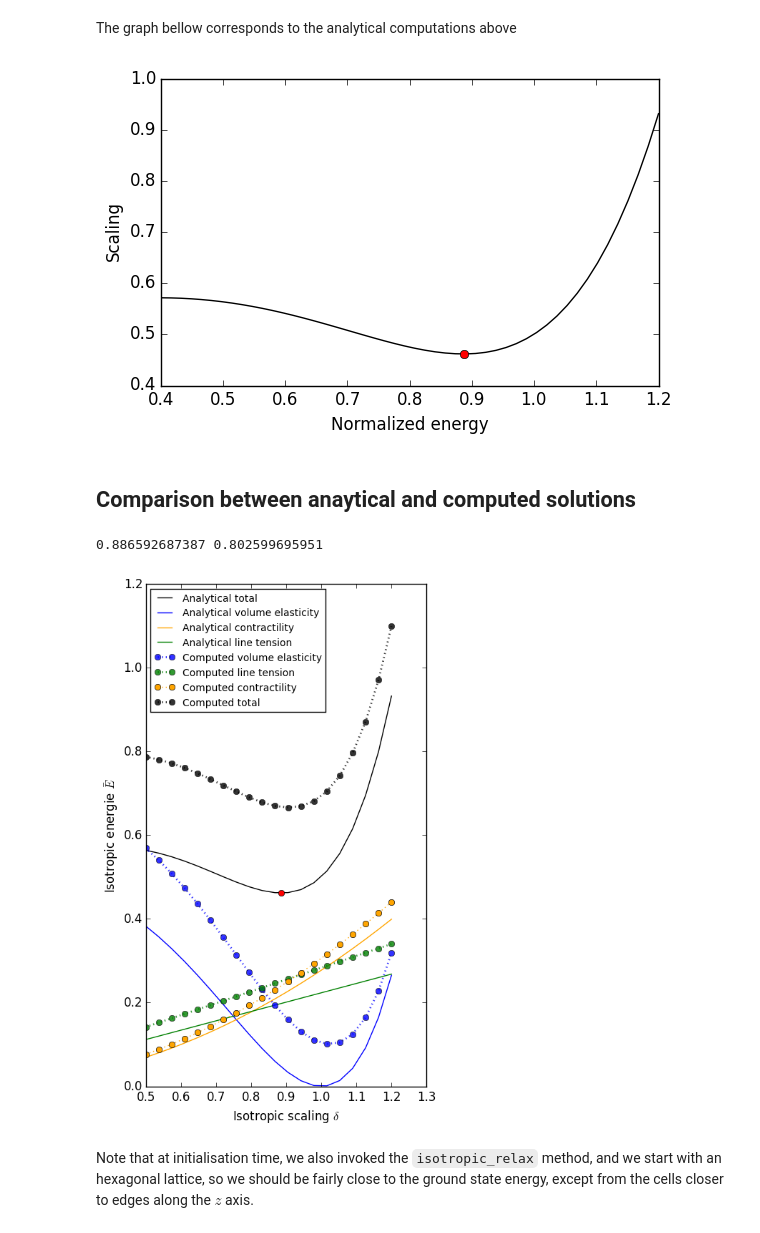
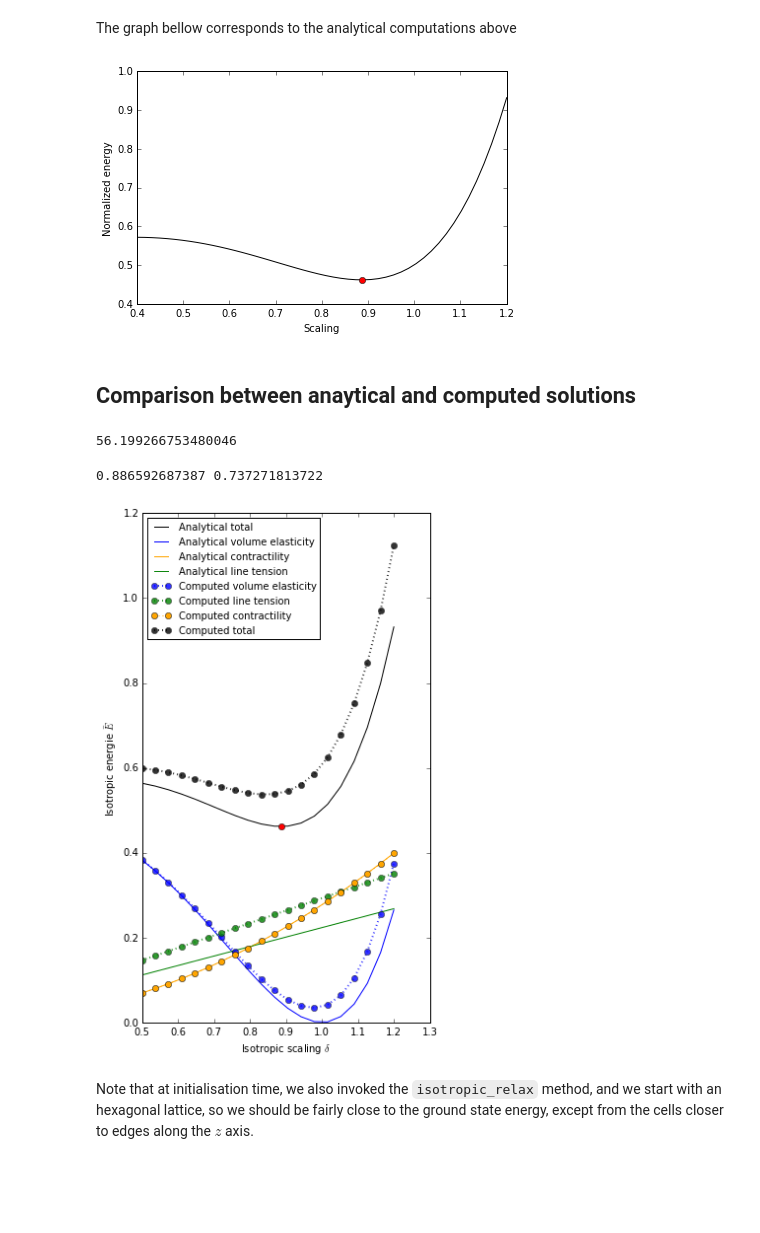
Before and after one commit to glyg/leg-joint, a Jupyter notebook: notebooks/2 - Energy minimisation.ipynb, the cells around one changed output. Saved outputs shown, nothing was run; the diff lists cells and outputs as text; code cells hidden in the pictures; blank space fills up the shorter version.

```diff
--- a/notebooks/2 - Energy minimisation.ipynb
+++ b/notebooks/2 - Energy minimisation.ipynb
@@ -409,7 +420,0 @@ ipdb> c
-# %%
-num_sides = eptm.tix_aij.get_level_values('cell').value_counts()
-eptm.udf_cell['num_sides'] = num_sides.loc[eptm.uix_a]
-# %%
-import pandas as pd
-
-eptm.vertex_df['test'] = pd.Series(dtype=np.bool)
@@ -502,8 +437,0 @@ PropertyArray([  3.,  nan,  nan,   3.,  nan,  nan,   3.,  nan,  nan,   3.,  nan,
-# %%
-eptm.graph.set_edge_filter(eptm.is_junction_edge, inverted=True)
-n_out = eptm.graph.degree_property_map('out')
-eptm.graph.set_edge_filter(None)
-for cell in eptm.cells:
-    if n_out[cell] != eptm.num_sides[cell]:
-        eptm.is_alive[cell] = 0
-        eptm.is_cell_vert[cell] = 0
@@ -594,6 +437,0 @@ Length: 56, dtype: int64
-# %%
-eptm.vertex_df.is_alive = 1
-idx = (eptm.vertex_df.num_sides == 3)
-
-eptm.vertex_df.loc[idx, 'is_alive'] = 0
-eptm.update_pmaps()
@@ -642,12 +478,16 @@ deltas = np.linspace(0.4, 1.2)
 ax.plot(deltas, eptm.isotropic_energy(deltas), 'k-',
         label='Analytical total')
 ax.plot(eptm.delta_o, eptm.isotropic_energy(eptm.delta_o), 'ro')
-ax.set_xlabel('Normalized energy')
-ax.set_ylabel('Scaling');
+ax.set_ylabel('Normalized energy')
+ax.set_xlabel('Scaling');
 # %% [output]
-[figure, old version]
+[figure, new version]
 # %% [markdown]
 ## Comparison between anaytical and computed solutions
+# %%
+eptm.calc_energy(full_output=False) / eptm.norm_factor
+# %% [output]
+56.199266753480046
 # %%
 deltas = np.linspace(0.5, 1.2, 20)
 fig, ax = plt.subplots(figsize=(5, 8))
@@ -670,6 +510,9 @@ ax.set_ylabel(r'Isotropic energie $\bar E$')
 area0 = eptm.params['prefered_area']
 h_0 = eptm.params['prefered_height']
 
+## Create a filter with only the 'live' cell vertices
+vfilt = eptm.is_cell_vert.copy()
+vfilt.a *= eptm.is_alive.a
 
 ### Cells only area and height
 eptm.graph.set_vertex_filter(vfilt)
@@ -682,6 +525,7 @@ scale = (area0 / area_avg)**0.5
 eptm.scale(scale)
 eptm.rho_lumen = rho_avg * scale - h_0
 eptm.update_geometry()
+lj.epithelium.generation.reorient_edges(eptm.graph, eptm.is_cell_vert, eptm.is_junction_edge)
 
 
 energy = eptm.calc_energy()
@@ -695,36 +539,35 @@ cell = eptm.graph.vertex(60)
 
 energies = np.zeros((deltas.size, 3))
 #scales = np.linspace(0.5, 1.2, 20) / eptm.delta_o
 for n, delta in enumerate(deltas):
     eptm.scale(delta)
-    eptm.update_geometry()
     El, Ec, Ev = eptm.calc_energy(full_output=True)
     energies[n, :] = [Ev.sum(), El.sum(), Ec.sum()]
     eptm.scale(1 / delta)
 
 eptm.isotropic_relax()
 
 
 energies = np.array(energies) / norm
 ax.plot(deltas, energies[:, 0], 'bo:', lw=2, alpha=0.8,
         label='Computed volume elasticity')
 ax.plot(deltas, energies[:, 1], 'go:', lw=2, alpha=0.8,
         label='Computed line tension')
 ax.plot(deltas, energies[:, 2], ls=':',
         marker='o', c='orange', label='Computed contractility')
 ax.plot(deltas, energies.sum(axis=1), 'ko:', lw=2, alpha=0.8,
         label='Computed total')
 
 ax.legend(loc='upper left', fontsize=10)
 ax.set_ylim(0, 1.2)
 
 plt.savefig(lj.data.get_image('scaling_comparison.svg'))
 
 
 print(eptm.delta_o, deltas[energies.sum(axis=1).argmin()] * eptm.delta_o)
 # %% [output]
-0.886592687387 0.802599695951
+0.886592687387 0.737271813722
-[figure, old version]
+[figure, new version]
 # %% [markdown]
 Note that at initialisation time, we also
 invoked the `isotropic_relax` method,
```
Also changed, not shown: parts of 23 cells of this notebook, 12 other files.
